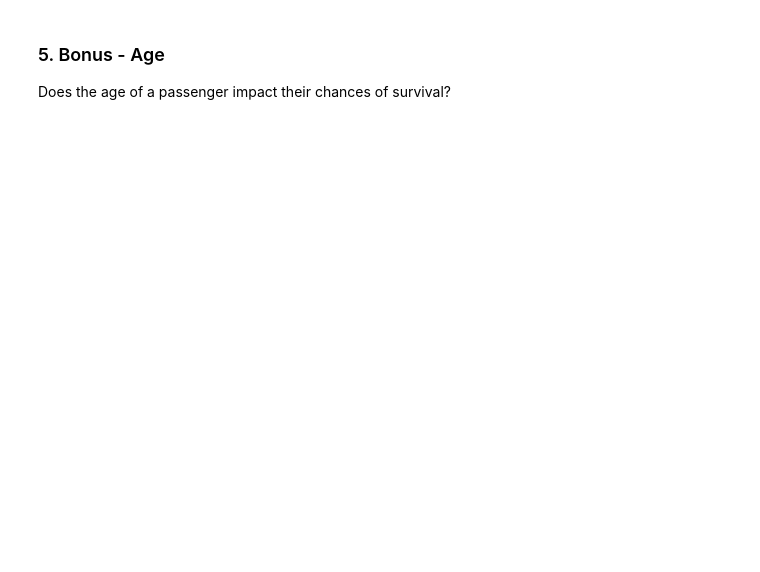
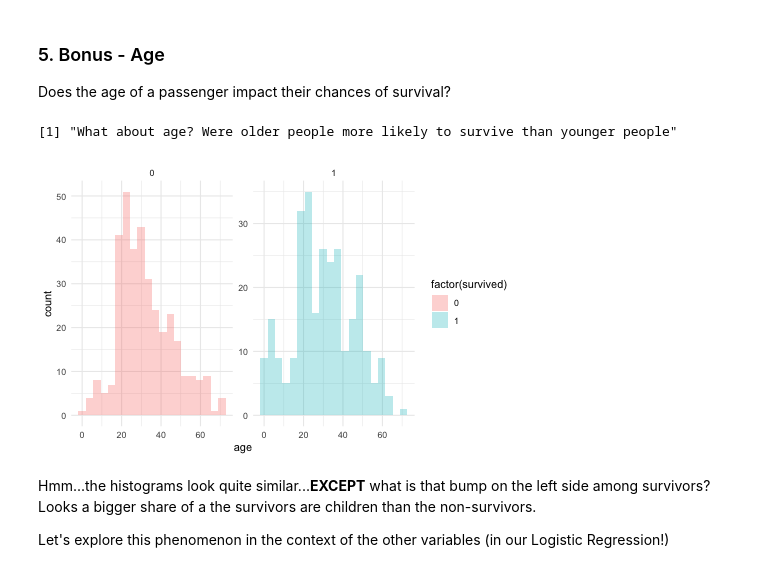
Before and after one commit to yiren54610/logistic-regression, a Jupyter notebook: logistic-regression-titanic.ipynb, the cells around one changed output. Drawn from its saved outputs; the diff is of its cells as text; code cells hidden in the pictures; blank space fills up the shorter version.

```diff
--- a/logistic-regression-titanic.ipynb
+++ b/logistic-regression-titanic.ipynb
@@ -88,0 +175,4 @@ First, do a logistic regression of the `female` variable alone to predict the pr
+# %%
+%%R -i df
+logistic <- glm(survived ~ female, data=df, family="binomial")
+summary(logistic)
@@ -88,0 +212,6 @@ First, do a logistic regression of the `female` variable alone to predict the pr
+# %%
+%%R -o df
+
+df <- df %>% mutate(
+    prediction = exp(predict(logistic))
+)
@@ -143,0 +323,7 @@ We know from the earlier assignment that class also affects survival, so let's a
+# %%
+%%R -i df
+
+# Logistic regression on two variables
+
+logistic <- glm(survived ~ pclass + female, data=df, family="binomial")
+summary(logistic)
@@ -143,0 +357,6 @@ We know from the earlier assignment that class also affects survival, so let's a
+# %%
+%%R -o df
+
+# Step 2: analyze the dataframe with predicted values
+
+df <- df %>% mutate(prediction = exp(predict(logistic)))
@@ -157,3 +421,19 @@ What is the odds ratio on the `pclass` variable? What happens to the odds of sur
 ### 5. Bonus - Age
 
 Does the age of a passenger impact their chances of survival?
+# %%
+%%R -h 300
+# Since age is a continous variable..the pivot tables we used above aren't too helpful anymore
+print("What about age? Were older people more likely to survive than younger people")
+ggplot(df %>% drop_na(age)) +
+    aes(x=age, fill=factor(survived)) +
+    geom_histogram(alpha=.3, bins=20) +
+    facet_wrap(~survived, scales='free_y') +
+    theme_minimal()
+# %% [output]
+[1] "What about age? Were older people more likely to survive than younger people"
+[figure, added]
+# %% [markdown]
+Hmm...the histograms look quite similar...**EXCEPT** what is that bump on the left side among survivors? Looks a bigger share of a the survivors are children than the non-survivors.
+
+Let's explore this phenomenon in the context of the other variables (in our Logistic Regression!)
```
Also changed, not shown: parts of 78 cells of this notebook.
